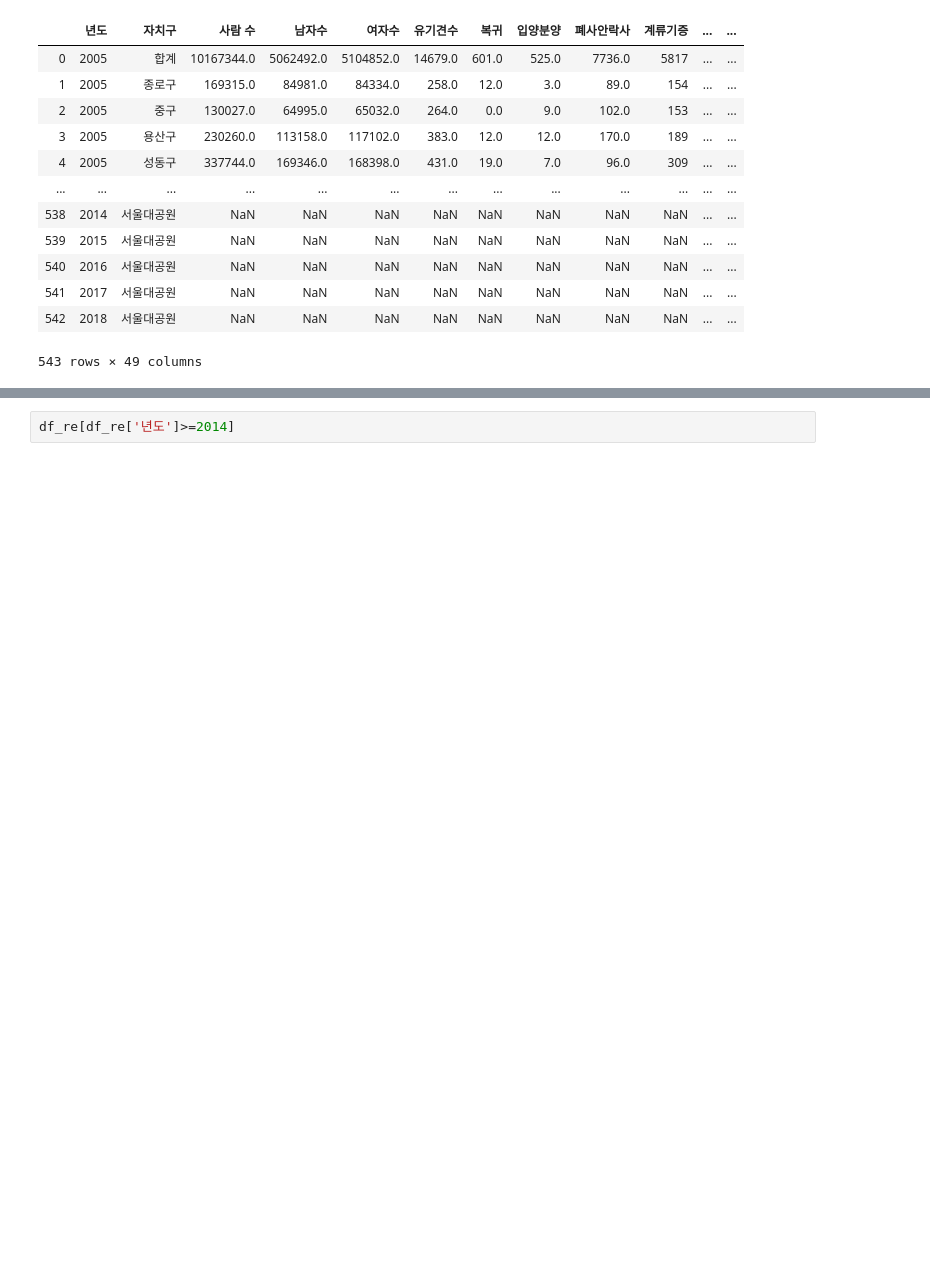
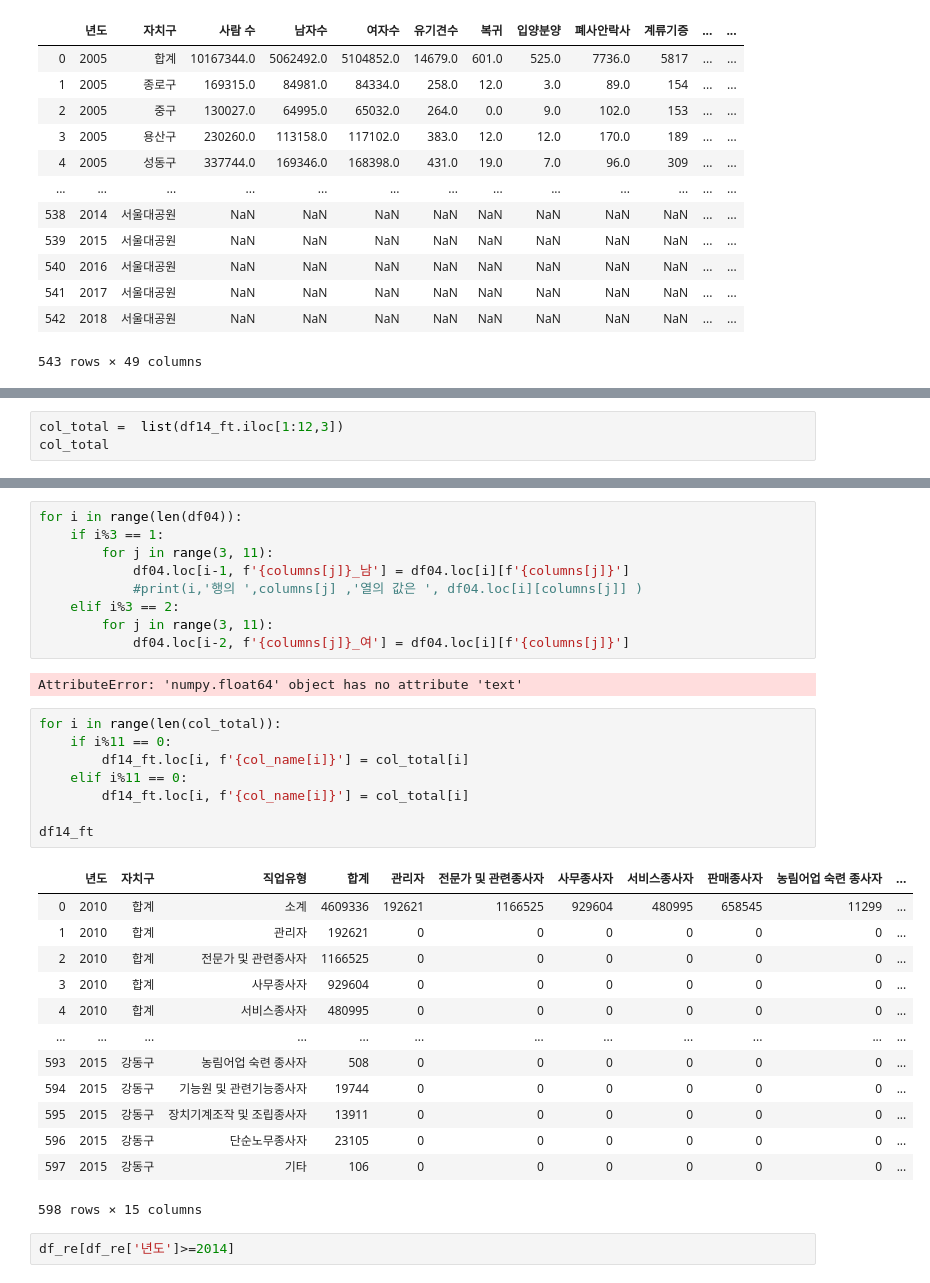
Before and after one commit to Kohayoung/shelter_dog, a Jupyter notebook: 1211_표 병합.ipynb, the cells around one changed output, grey strips where cells are left out. Cells and saved outputs as stored; diff of their text form; blank space fills up the shorter version.

```diff
--- a/1211_표 병합.ipynb
+++ b/1211_표 병합.ipynb
@@ -292,0 +351,3 @@ df_result
+# %%
+col_total =  list(df14_ft.iloc[1:12,3])
+col_total
@@ -293,3 +366,36 @@ df_result
+# %%
+for i in range(len(df04)):
+    if i%3 == 1:
+        for j in range(3, 11):
+            df04.loc[i-1, f'{columns[j]}_남'] = df04.loc[i][f'{columns[j]}']
+            #print(i,'행의 ',columns[j] ,'열의 값은 ', df04.loc[i][columns[j]] )
+    elif i%3 == 2:
+        for j in range(3, 11):
+            df04.loc[i-2, f'{columns[j]}_여'] = df04.loc[i][f'{columns[j]}']
+# %% [output]
+AttributeError: 'numpy.float64' object has no attribute 'text'
+# %%
+for i in range(len(col_total)):
+    if i%11 == 0:
+        df14_ft.loc[i, f'{col_name[i]}'] = col_total[i]
+    elif i%11 == 0:
+        df14_ft.loc[i, f'{col_name[i]}'] = col_total[i]
+
+df14_ft
+# %% [output]
+|  | 년도 | 자치구 | 직업유형 | 합계 | 관리자 | 전문가 및 관련종사자 | 사무종사자 | 서비스종사자 | 판매종사자 | 농림어업 숙련 종사자 | ... |
+| 0 | 2010 | 합계 | 소계 | 4609336 | 192621 | 1166525 | 929604 | 480995 | 658545 | 11299 | ... |
+| 1 | 2010 | 합계 | 관리자 | 192621 | 0 | 0 | 0 | 0 | 0 | 0 | ... |
+| 2 | 2010 | 합계 | 전문가 및 관련종사자 | 1166525 | 0 | 0 | 0 | 0 | 0 | 0 | ... |
+| 3 | 2010 | 합계 | 사무종사자 | 929604 | 0 | 0 | 0 | 0 | 0 | 0 | ... |
+| 4 | 2010 | 합계 | 서비스종사자 | 480995 | 0 | 0 | 0 | 0 | 0 | 0 | ... |
+| ... | ... | ... | ... | ... | ... | ... | ... | ... | ... | ... | ... |
+| 593 | 2015 | 강동구 | 농림어업 숙련 종사자 | 508 | 0 | 0 | 0 | 0 | 0 | 0 | ... |
+| 594 | 2015 | 강동구 | 기능원 및 관련기능종사자 | 19744 | 0 | 0 | 0 | 0 | 0 | 0 | ... |
+| 595 | 2015 | 강동구 | 장치기계조작 및 조립종사자 | 13911 | 0 | 0 | 0 | 0 | 0 | 0 | ... |
+| 596 | 2015 | 강동구 | 단순노무종사자 | 23105 | 0 | 0 | 0 | 0 | 0 | 0 | ... |
+| 597 | 2015 | 강동구 | 기타 | 106 | 0 | 0 | 0 | 0 | 0 | 0 | ... |
+598 rows × 15 columns
 # %%
 df_re[df_re['년도']>=2014]
 # %%
```
Also changed, not shown: parts of 6 cells of this notebook, 2 other files.
